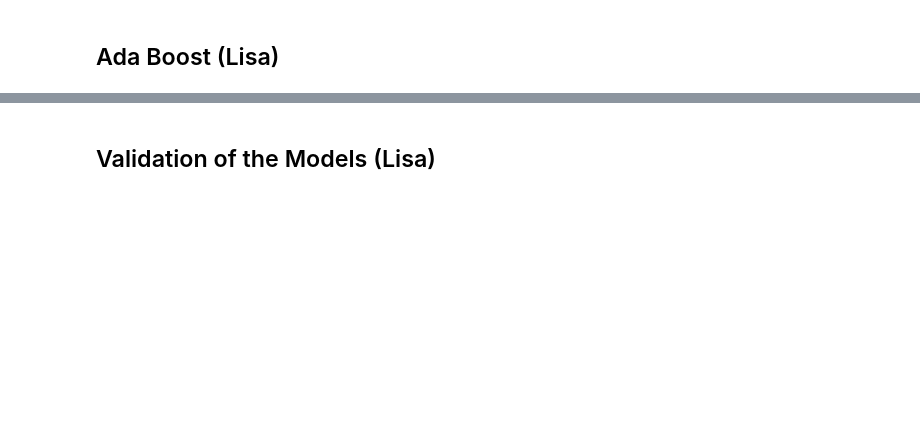
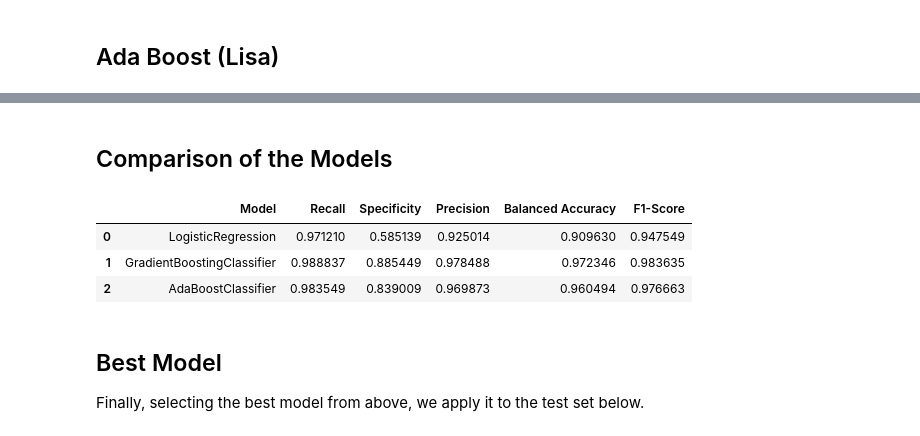
Before and after one commit to alsuarezvu/dsc540_ml_project, a Jupyter notebook: BankChurn.ipynb, the cells around one changed output, grey strips where cells are left out. Drawn from its saved outputs; the diff is of its cells as text; code cells hidden in the pictures; blank space fills up the shorter version.

Commit message:
Added LogisticRegression, GradientBoost, and AdaBoost models and validation.

```diff
--- a/BankChurn.ipynb
+++ b/BankChurn.ipynb
@@ -574,0 +610,17 @@ dtype: float64
+# %%
+df_model_summary_cat = pd.DataFrame(
+   {
+      "Model": [],
+      "Recall": [],
+      "Specificity": [],
+      "Precision": [],
+      "Balanced Accuracy": [],
+      "F1-Score": []
+   }
+)
+
+
+# a function that stores a model name and scores for each model where the target variable is a category
+def add_score_cat(model, recall, specificity, precision, balanced_accuracy, f1_score):
+   df_model_summary_cat.loc[df_model_summary_cat.shape[0]] = [model, recall, specificity, precision, balanced_accuracy,
+                                                              f1_score]
@@ -583,2 +868,13 @@ dtype: float64
 # %% [markdown]
-## Validation of the Models (Lisa)
+## Comparison of the Models
+# %%
+df_model_summary_cat
+# %% [output]
+|  | Model | Recall | Specificity | Precision | Balanced Accuracy | F1-Score |
+| 0 | LogisticRegression | 0.971210 | 0.585139 | 0.925014 | 0.909630 | 0.947549 |
+| 1 | GradientBoostingClassifier | 0.988837 | 0.885449 | 0.978488 | 0.972346 | 0.983635 |
+| 2 | AdaBoostClassifier | 0.983549 | 0.839009 | 0.969873 | 0.960494 | 0.976663 |
+# %% [markdown]
+## Best Model
+
+Finally, selecting the best model from above, we apply it to the test set below.
```
Also changed, not shown: parts of 26 cells of this notebook.
